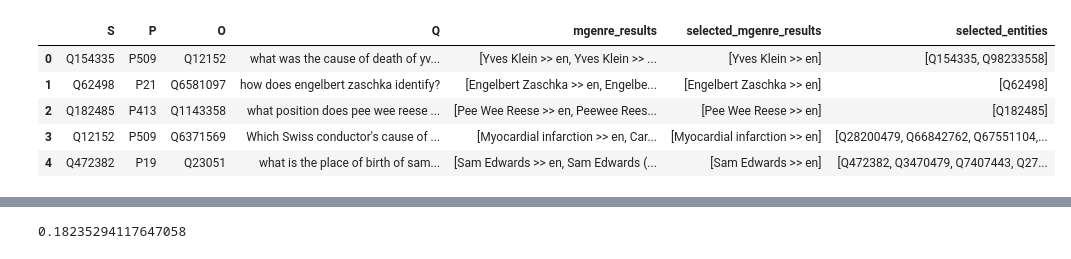
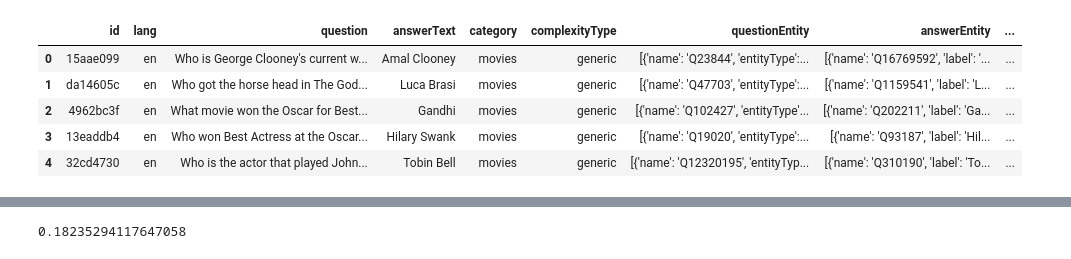
Before and after one commit to s-nlp/kbqa, a Jupyter notebook: experiments/candidates_selection_experiments/final_selection.ipynb, the cells around one changed output, grey strips where cells are left out. Drawn from its saved outputs; the diff is of its cells as text; code cells hidden in the pictures.

```diff
--- a/experiments/candidates_selection_experiments/final_selection.ipynb
+++ b/experiments/candidates_selection_experiments/final_selection.ipynb
@@ -17,31 +14,31 @@ The autoreload extension is already loaded. To reload it, use:
 # %%
 logger = get_logger()
 
-dataset_version = 'wdsq' # wdsq, rubq
+dataset_version = 'mintaka' # wdsq, rubq
 
 if dataset_version == 'mintaka':
     answers_df = pd.read_pickle('./mintaka_onehop_answers_no_tree.pkl')
     mgenre_df = pd.read_pickle('./mintaka_onehop_mgenre_no_tree.pkl')
 elif dataset_version == 'wdsq':
     answers_df = pd.read_csv('./filtered_test_with_answers.csv')
     mgenre_df = pd.read_pickle('./filtered_test_with_mgenre_no_prefix_tree.pkl')
 elif dataset_version == 'rubq':
     answers_df = pd.read_csv('rubq_test_with_answers_no_prefix.csv')
     mgenre_df = pd.read_pickle('./test_rubq2_mgenre.pkl')
 else:
     raise ValueError('Wrong dataset_version')
 
 mgenre_df = mgenre_df.loc[:,~mgenre_df.columns.duplicated()]
 answers_df = answers_df.loc[:,~answers_df.columns.duplicated()]
 
 mgenre_df.head()
 # %% [output]
-|  | S | P | O | Q | mgenre_results | selected_mgenre_results | selected_entities |
-| 0 | Q154335 | P509 | Q12152 | what was the cause of death of yv... | [Yves Klein >> en, Yves Klein >> ... | [Yves Klein >> en] | [Q154335, Q98233558] |
-| 1 | Q62498 | P21 | Q6581097 | how does engelbert zaschka identify? | [Engelbert Zaschka >> en, Engelbe... | [Engelbert Zaschka >> en] | [Q62498] |
-| 2 | Q182485 | P413 | Q1143358 | what position does pee wee reese ... | [Pee Wee Reese >> en, Peewee Rees... | [Pee Wee Reese >> en] | [Q182485] |
-| 3 | Q12152 | P509 | Q6371569 | Which Swiss conductor's cause of ... | [Myocardial infarction >> en, Car... | [Myocardial infarction >> en] | [Q28200479, Q66842762, Q67551104,... |
-| 4 | Q472382 | P19 | Q23051 | what is the place of birth of sam... | [Sam Edwards >> en, Sam Edwards (... | [Sam Edwards >> en] | [Q472382, Q3470479, Q7407443, Q27... |
+|  | id | lang | question | answerText | category | complexityType | questionEntity | answerEntity | ... |
+| 0 | 15aae099 | en | Who is George Clooney's current w... | Amal Clooney | movies | generic | [{'name': 'Q23844', 'entityType':... | [{'name': 'Q16769592', 'label': '... | ... |
+| 1 | da14605c | en | Who got the horse head in The God... | Luca Brasi | movies | generic | [{'name': 'Q47703', 'entityType':... | [{'name': 'Q1159541', 'label': 'L... | ... |
+| 2 | 4962bc3f | en | What movie won the Oscar for Best... | Gandhi | movies | generic | [{'name': 'Q102427', 'entityType'... | [{'name': 'Q202211', 'label': 'Ga... | ... |
+| 3 | 13eaddb4 | en | Who won Best Actress at the Oscar... | Hilary Swank | movies | generic | [{'name': 'Q19020', 'entityType':... | [{'name': 'Q93187', 'label': 'Hil... | ... |
+| 4 | 32cd4730 | en | Who is the actor that played John... | Tobin Bell | movies | generic | [{'name': 'Q12320195', 'entityTyp... | [{'name': 'Q310190', 'label': 'To... | ... |
 # %%
 answer_cols = [c for c in answers_df.columns if 'answer_' in c]
 
```
Also changed, not shown: parts of 19 cells of this notebook, 38 other files.
